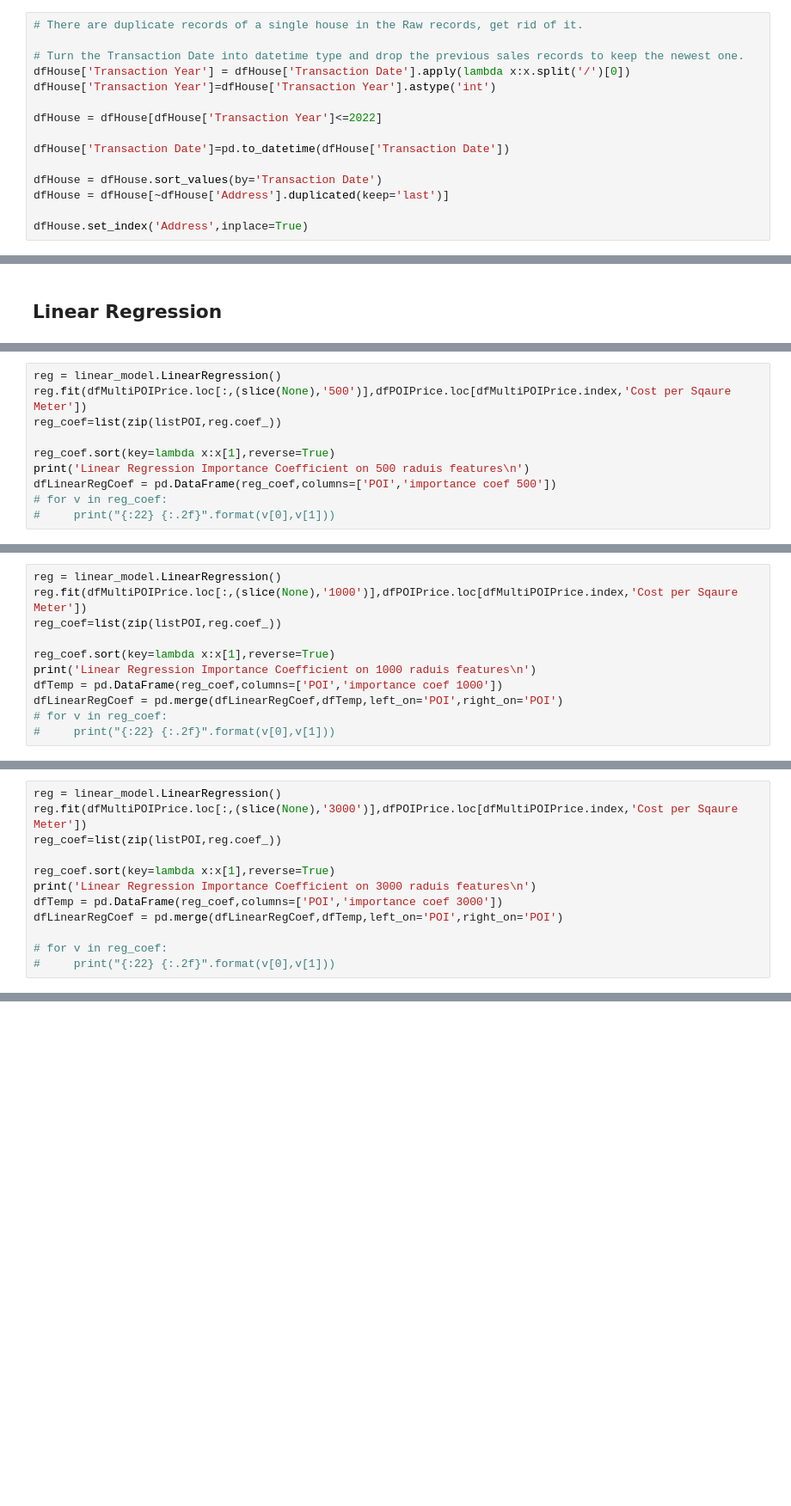
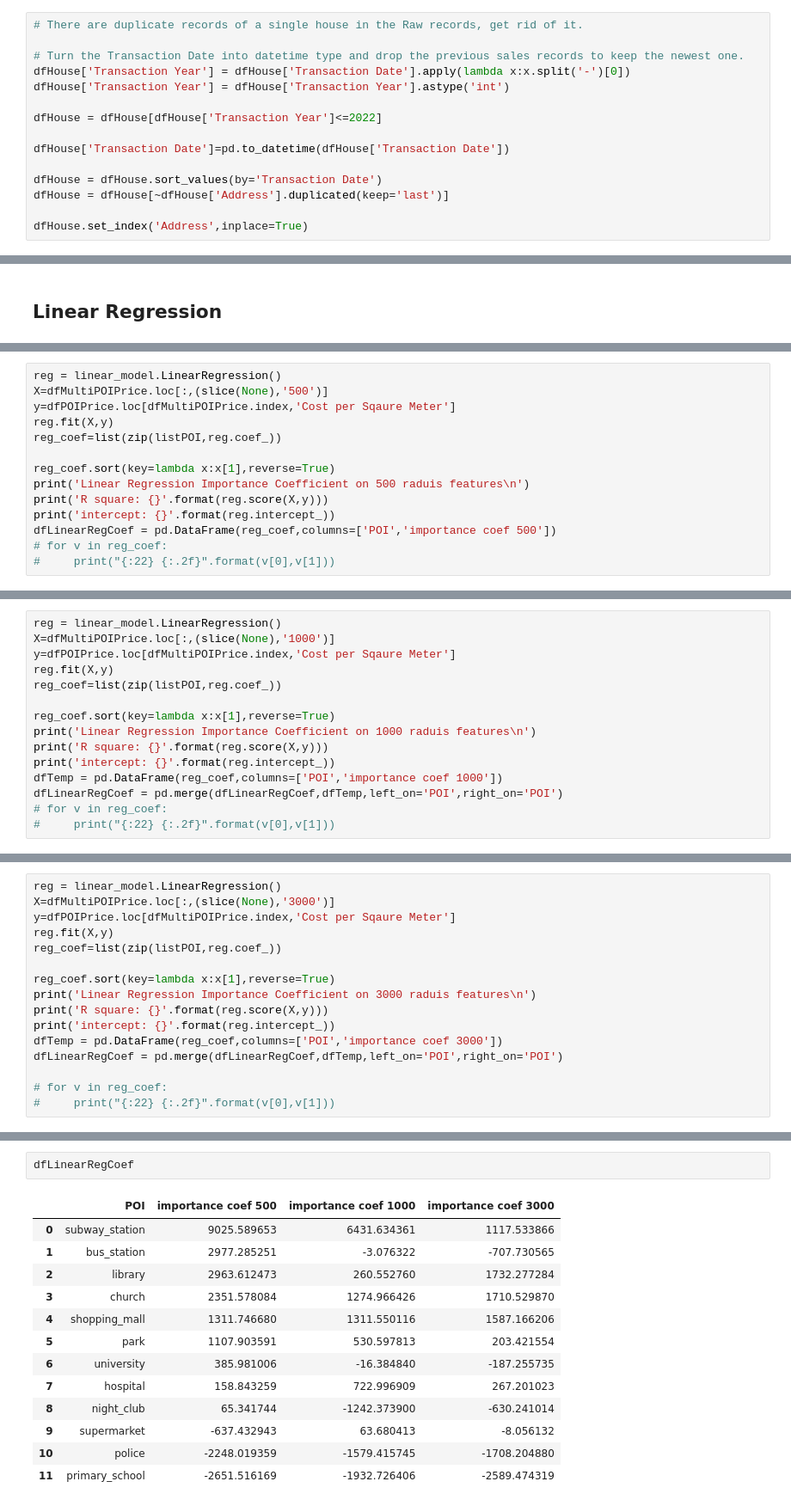
Before and after one commit to Eric-Miao/2022Fall-CIVENG263N-FinalProj, a Jupyter notebook: final_proj_Eric.ipynb, the cells around one changed output, grey strips where cells are left out. Shown at 86% size. Saved outputs shown, nothing was run; the diff lists cells and outputs as text; blank space fills up the shorter version.

Commit message:
add new linear regression model as separate csv files

```diff
--- a/final_proj_Eric.ipynb
+++ b/final_proj_Eric.ipynb
@@ -319,8 +325,8 @@ dfHouse = pd.read_csv('combined_cleaned2.csv')
 # There are duplicate records of a single house in the Raw records, get rid of it.
 
 # Turn the Transaction Date into datetime type and drop the previous sales records to keep the newest one.
-dfHouse['Transaction Year'] = dfHouse['Transaction Date'].apply(lambda x:x.split('/')[0])
-dfHouse['Transaction Year']=dfHouse['Transaction Year'].astype('int')
+dfHouse['Transaction Year'] = dfHouse['Transaction Date'].apply(lambda x:x.split('-')[0])
+dfHouse['Transaction Year'] = dfHouse['Transaction Year'].astype('int')
 
 dfHouse = dfHouse[dfHouse['Transaction Year']<=2022]
 
@@ -500,10 +535,14 @@ pd.DataFrame(reg_coef,columns=['POI','importance coef'])
 # %%
 reg = linear_model.LinearRegression()
-reg.fit(dfMultiPOIPrice.loc[:,(slice(None),'500')],dfPOIPrice.loc[dfMultiPOIPrice.index,'Cost per Sqaure Meter'])
+X=dfMultiPOIPrice.loc[:,(slice(None),'500')]
+y=dfPOIPrice.loc[dfMultiPOIPrice.index,'Cost per Sqaure Meter']
+reg.fit(X,y)
 reg_coef=list(zip(listPOI,reg.coef_))
 
 reg_coef.sort(key=lambda x:x[1],reverse=True)
 print('Linear Regression Importance Coefficient on 500 raduis features\n')
+print('R square: {}'.format(reg.score(X,y)))
+print('intercept: {}'.format(reg.intercept_))
 dfLinearRegCoef = pd.DataFrame(reg_coef,columns=['POI','importance coef 500'])
 # for v in reg_coef:
 #     print("{:22} {:.2f}".format(v[0],v[1]))
@@ -512,10 +556,14 @@ dfLinearRegCoef = pd.DataFrame(reg_coef,columns=['POI','importance coef 500'])
 # %%
 reg = linear_model.LinearRegression()
-reg.fit(dfMultiPOIPrice.loc[:,(slice(None),'1000')],dfPOIPrice.loc[dfMultiPOIPrice.index,'Cost per Sqaure Meter'])
+X=dfMultiPOIPrice.loc[:,(slice(None),'1000')]
+y=dfPOIPrice.loc[dfMultiPOIPrice.index,'Cost per Sqaure Meter']
+reg.fit(X,y)
 reg_coef=list(zip(listPOI,reg.coef_))
 
 reg_coef.sort(key=lambda x:x[1],reverse=True)
 print('Linear Regression Importance Coefficient on 1000 raduis features\n')
+print('R square: {}'.format(reg.score(X,y)))
+print('intercept: {}'.format(reg.intercept_))
 dfTemp = pd.DataFrame(reg_coef,columns=['POI','importance coef 1000'])
 dfLinearRegCoef = pd.merge(dfLinearRegCoef,dfTemp,left_on='POI',right_on='POI')
 # for v in reg_coef:
@@ -525,10 +578,14 @@ dfLinearRegCoef = pd.merge(dfLinearRegCoef,dfTemp,left_on='POI',right_on='POI')
 # %%
 reg = linear_model.LinearRegression()
-reg.fit(dfMultiPOIPrice.loc[:,(slice(None),'3000')],dfPOIPrice.loc[dfMultiPOIPrice.index,'Cost per Sqaure Meter'])
+X=dfMultiPOIPrice.loc[:,(slice(None),'3000')]
+y=dfPOIPrice.loc[dfMultiPOIPrice.index,'Cost per Sqaure Meter']
+reg.fit(X,y)
 reg_coef=list(zip(listPOI,reg.coef_))
 
 reg_coef.sort(key=lambda x:x[1],reverse=True)
 print('Linear Regression Importance Coefficient on 3000 raduis features\n')
+print('R square: {}'.format(reg.score(X,y)))
+print('intercept: {}'.format(reg.intercept_))
 dfTemp = pd.DataFrame(reg_coef,columns=['POI','importance coef 3000'])
 dfLinearRegCoef = pd.merge(dfLinearRegCoef,dfTemp,left_on='POI',right_on='POI')
 
@@ -537 +599,17 @@ dfLinearRegCoef = pd.merge(dfLinearRegCoef,dfTemp,left_on='POI',right_on='POI')
+# %%
+dfLinearRegCoef
+# %% [output]
+|  | POI | importance coef 500 | importance coef 1000 | importance coef 3000 |
+| 0 | subway_station | 9025.589653 | 6431.634361 | 1117.533866 |
+| 1 | bus_station | 2977.285251 | -3.076322 | -707.730565 |
+| 2 | library | 2963.612473 | 260.552760 | 1732.277284 |
+| 3 | church | 2351.578084 | 1274.966426 | 1710.529870 |
+| 4 | shopping_mall | 1311.746680 | 1311.550116 | 1587.166206 |
+| 5 | park | 1107.903591 | 530.597813 | 203.421554 |
+| 6 | university | 385.981006 | -16.384840 | -187.255735 |
+| 7 | hospital | 158.843259 | 722.996909 | 267.201023 |
+| 8 | night_club | 65.341744 | -1242.373900 | -630.241014 |
+| 9 | supermarket | -637.432943 | 63.680413 | -8.056132 |
+| 10 | police | -2248.019359 | -1579.415745 | -1708.204880 |
+| 11 | primary_school | -2651.516169 | -1932.726406 | -2589.474319 |
 # %%
```
Also changed, not shown: parts of 23 cells of this notebook, 4 other files.
